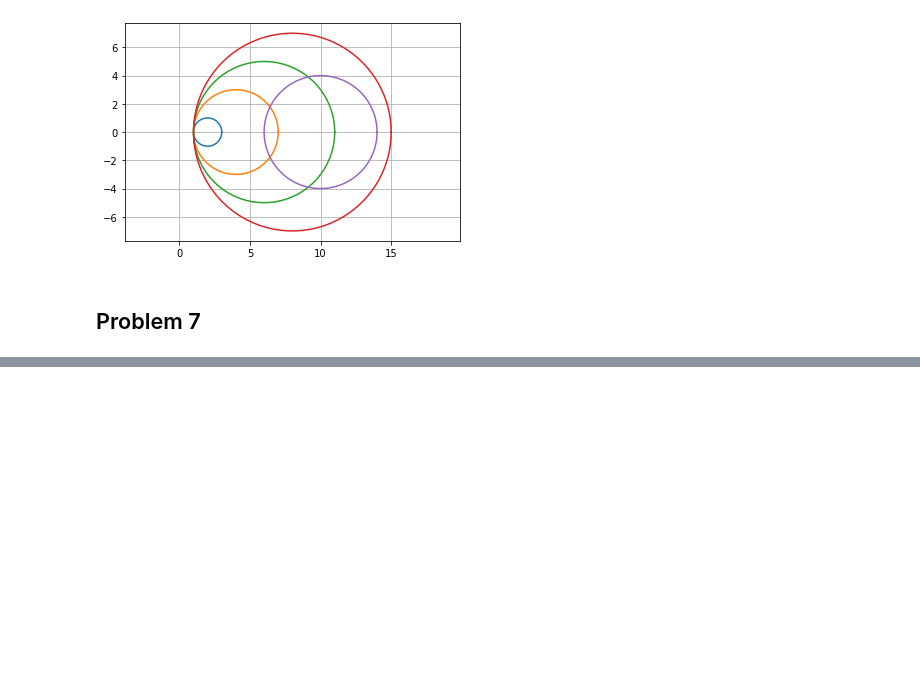
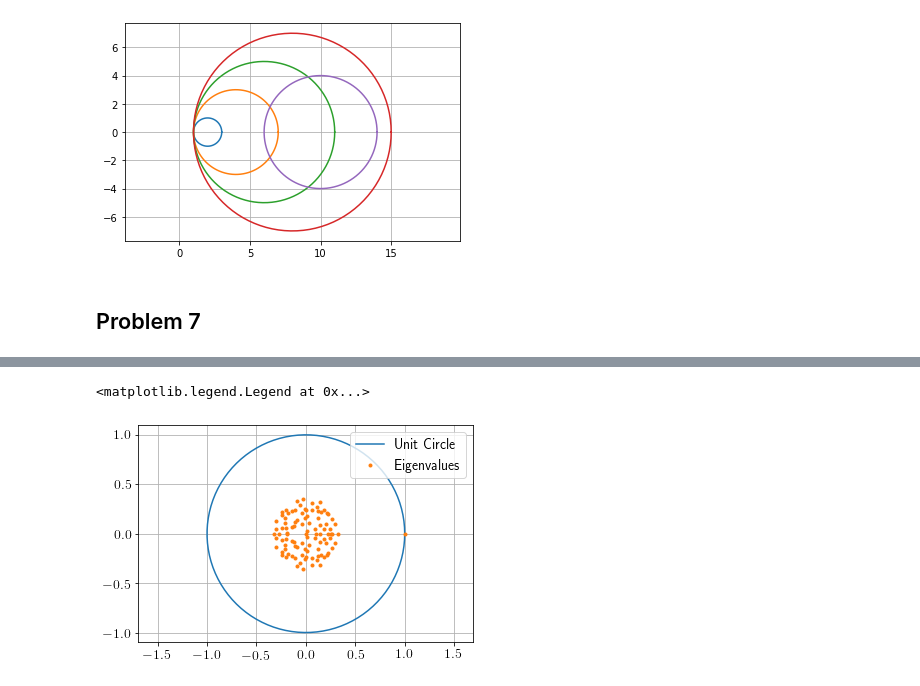
Before and after one commit to Shimogawa/numerical_analysis_code, a Jupyter notebook: hw4/hw4.ipynb, the cells around one changed output, grey strips where cells are left out. Saved outputs shown, nothing was run; the diff lists cells and outputs as text; code cells hidden in the pictures; blank space fills up the shorter version.

```diff
--- a/hw4/hw4.ipynb
+++ b/hw4/hw4.ipynb
@@ -216,0 +208,23 @@ plt.legend()
+# %%
+kappa = 0.5
+E = np.full((n, n), 1/n)
+S = kappa * L + (1 - kappa) * E
+# %%
+Es, Vs = np.linalg.eig(S)
+# %%
+x = []
+y = []
+for i in Es:
+    x.append(i.real)
+    y.append(i.imag)
+
+an = np.linspace(0, 2 * np.pi, 100)
+plt.plot(np.cos(an), np.sin(an), label="Unit Circle")
+plt.plot(x, y, '.', label="Eigenvalues")
+plt.axis('scaled')
+plt.axis('equal')
+plt.grid()
+plt.legend()
+# %% [output]
+<matplotlib.legend.Legend at 0x...>
+[figure, added]
```
Also changed, not shown: parts of 6 cells of this notebook.
